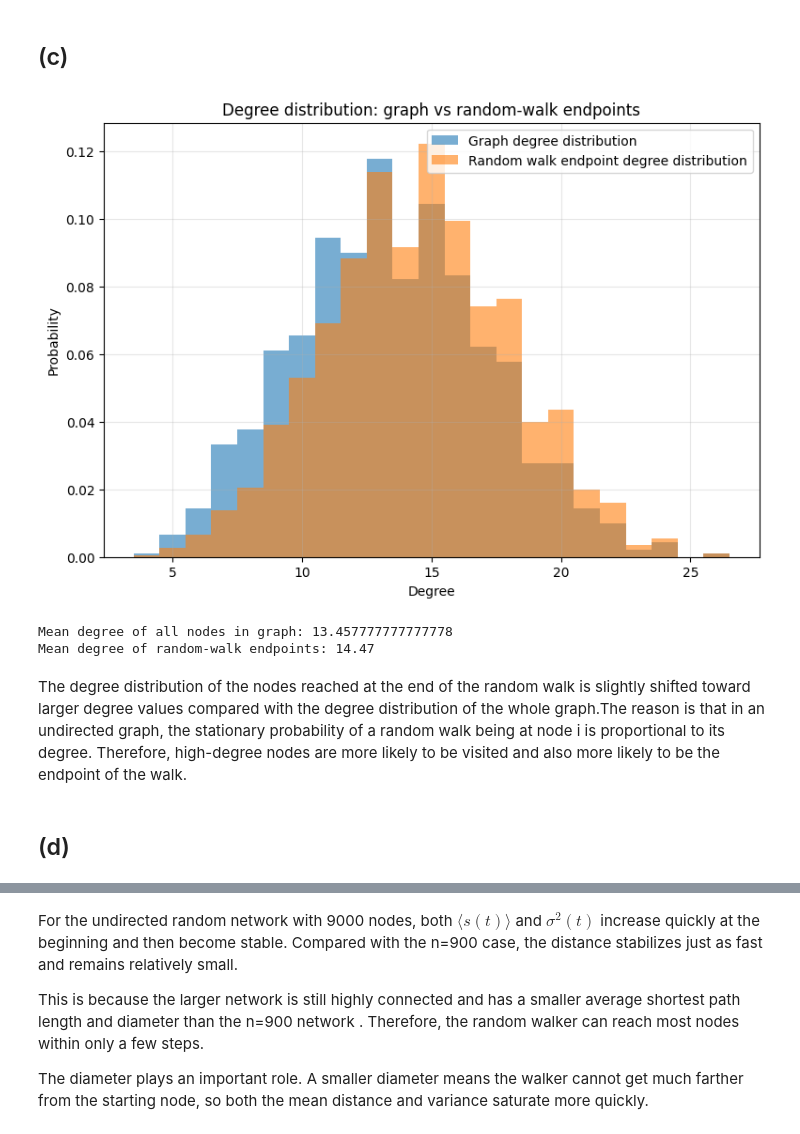
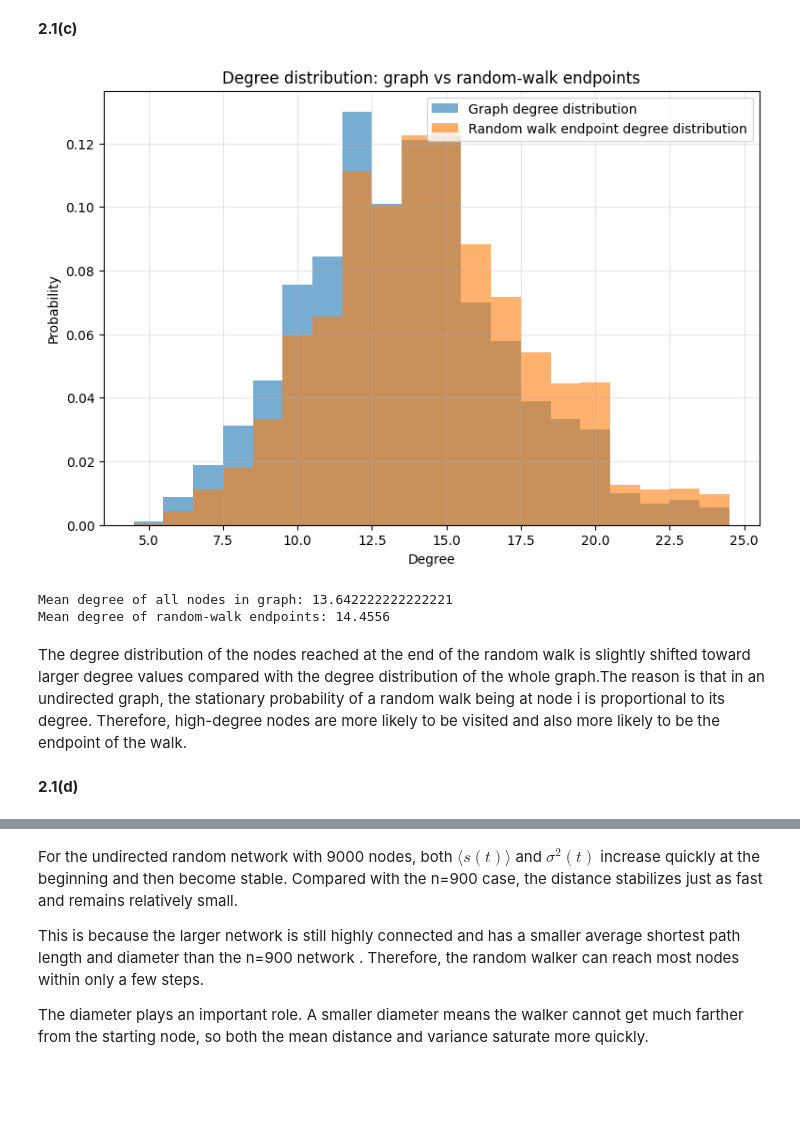
Before and after one commit to cq88661/232e-proj1, a Jupyter notebook: 232eproj1(2_1).ipynb, the cells around one changed output, grey strips where cells are left out. Cells and saved outputs as stored; diff of their text form; code cells hidden in the pictures; blank space fills up the shorter version.

```diff
--- a/232eproj1(2_1).ipynb
+++ b/232eproj1(2_1).ipynb
@@ -91,66 +127,84 @@ plt.show()
 # %% [markdown]
-## (c)
+**2.1(c)**
 # %%
-import networkx as nx
+import igraph as ig
 import numpy as np
 import matplotlib.pyplot as plt
 import random
-from collections import Counter
-
 
 n = 900
 p = 0.015
-G = nx.gnp_random_graph(n, p, seed=42)
+random.seed(42)
+np.random.seed(42)
 
-if not nx.is_connected(G):
-    gcc_nodes = max(nx.connected_components(G), key=len)
-    G = G.subgraph(gcc_nodes).copy()
+g = ig.Graph.Erdos_Renyi(
+    n=n,
+    p=p,
+    directed=False,
+    loops=False
+)
 
+if not g.is_connected():
+    g = g.components().giant()
 
 walk_length = 100
 num_trials = 5000
 
-nodes = list(G.nodes())
+nodes = list(range(g.vcount()))
 
-
-graph_degrees = np.array([d for _, d in G.degree()])
+graph_degrees = np.array(g.degree())
 
 endpoint_degrees = []
 
 for _ in range(num_trials):
     start = random.choice(nodes)
     current = start
 
     for _ in range(walk_length):
-        neighbors = list(G.neighbors(current))
+        neighbors = g.neighbors(current)
         current = random.choice(neighbors)
 
-    endpoint_degrees.append(G.degree(current))
+    endpoint_degrees.append(g.degree(current))
 
 endpoint_degrees = np.array(endpoint_degrees)
 
-bins = np.arange(min(graph_degrees.min(), endpoint_degrees.min()),
-                 max(graph_degrees.max(), endpoint_degrees.max()) + 2) - 0.5
+bins = np.arange(
+    min(graph_degrees.min(), endpoint_degrees.min()),
+    max(graph_degrees.max(), endpoint_degrees.max()) + 2
+) - 0.5
 
 plt.figure(figsize=(9, 6))
-plt.hist(graph_degrees, bins=bins, density=True, alpha=0.6, label="Graph degree distribution")
-plt.hist(endpoint_degrees, bins=bins, density=True, alpha=0.6, label="Random walk endpoint degree distribution")
+plt.hist(
+    graph_degrees,
+    bins=bins,
+    density=True,
+    alpha=0.6,
+    label="Graph degree distribution"
+)
+
+plt.hist(
+    endpoint_degrees,
+    bins=bins,
+    density=True,
+    alpha=0.6,
+    label="Random walk endpoint degree distribution"
+)
+
 plt.xlabel("Degree")
 plt.ylabel("Probability")
 plt.title("Degree distribution: graph vs random-walk endpoints")
 plt.legend()
 plt.grid(True, alpha=0.3)
 plt.show()
 
-
 print("Mean degree of all nodes in graph:", graph_degrees.mean())
 print("Mean degree of random-walk endpoints:", endpoint_degrees.mean())
 # %% [output]
-[figure, old version]
+[figure, new version]
-Mean degree of all nodes in graph: 13.457777777777778
-Mean degree of random-walk endpoints: 14.47
+Mean degree of all nodes in graph: 13.642222222222221
+Mean degree of random-walk endpoints: 14.4556
 # %% [markdown]
 The degree distribution of the nodes reached at the end of the random walk is slightly shifted toward larger degree values compared with the degree distribution of the whole graph.The reason is that in an undirected graph, the stationary probability of a random walk being at node i is proportional to its degree. Therefore, high-degree nodes are more likely to be visited and also more likely to be the endpoint of the walk.
 # %% [markdown]
-## (d)
+**2.1(d)**
 # %%
```
Also changed, not shown: parts of 7 cells of this notebook.
